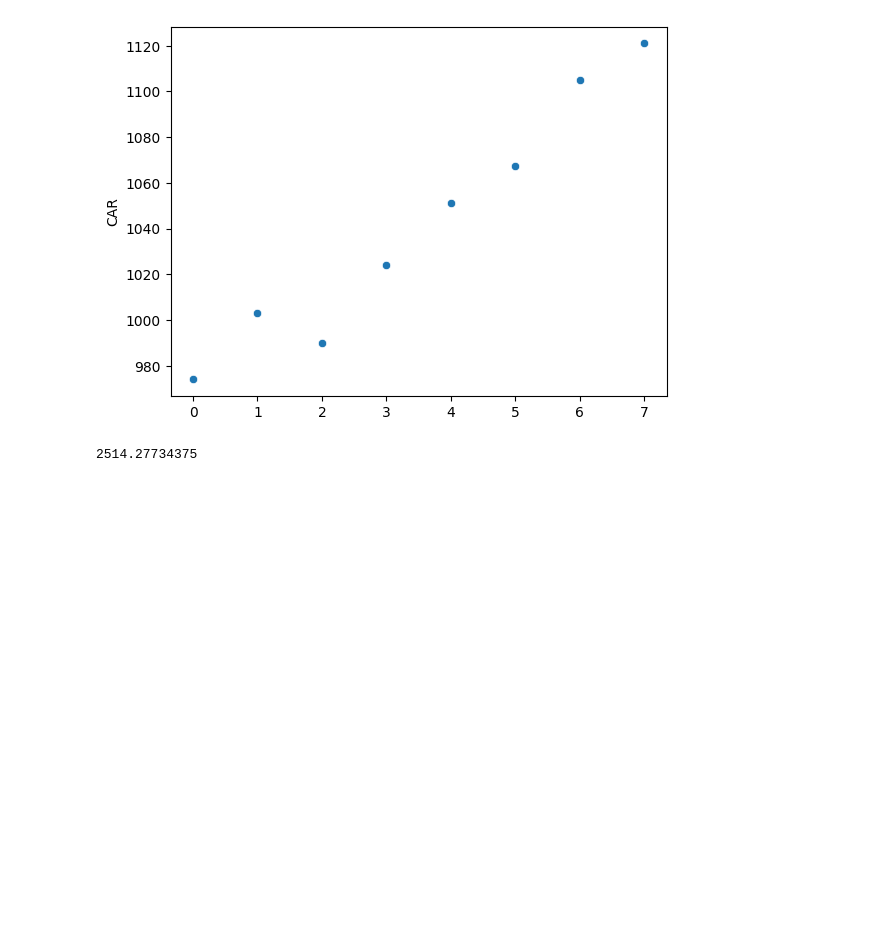
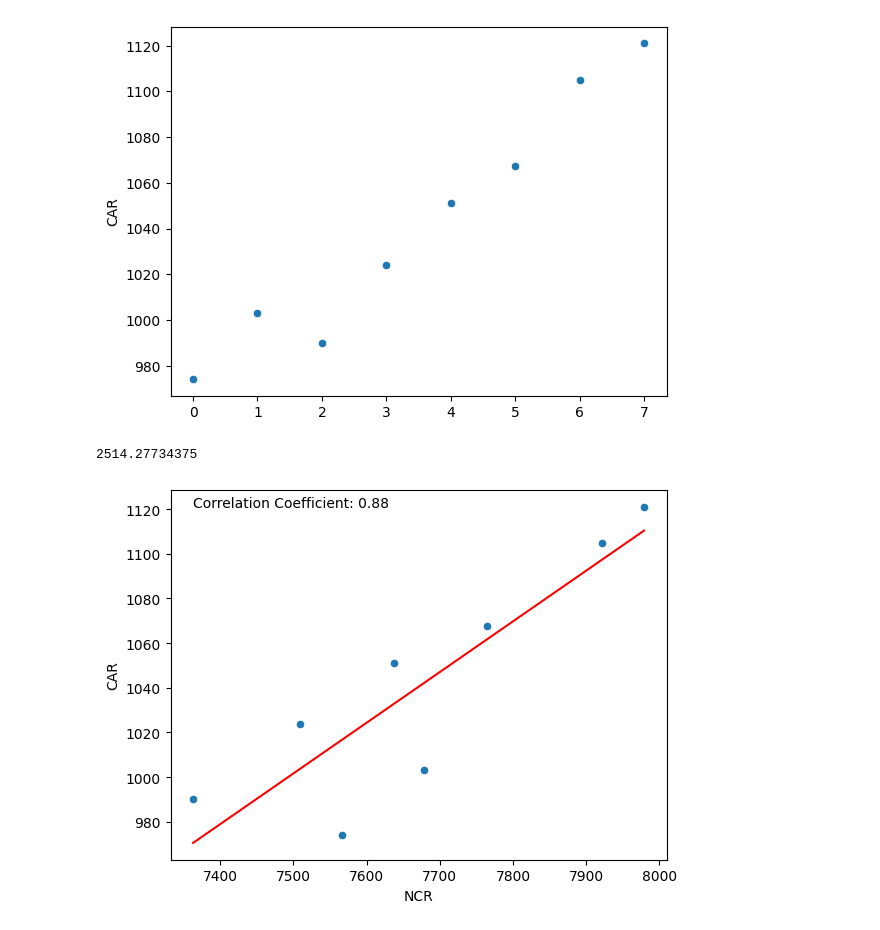
Before and after one commit to KuyaGit/dataanalyticsfinals, a Jupyter notebook: data.ipynb, the cells around one changed output. Saved outputs shown, nothing was run; the diff lists cells and outputs as text; code cells hidden in the pictures; blank space fills up the shorter version.

Commit message:
added another visualization

```diff
--- a/data.ipynb
+++ b/data.ipynb
@@ -291,3 +291,15 @@ sns.scatterplot(employeeNumber['CAR'])
 print(np.var(employeeNumber['CAR']))
 # %% [output]
 2514.27734375
+# %%
+def corr_plot(df, x, y, plot_type='scatter', line_color='red', font_size=10):
+    plt.rcParams.update({'font.size': font_size}) # set the font size
+    corr_coef = df[x].corr(df[y])
+    df.plot(x=x, y=y, kind=plot_type)
+    plt.plot(np.unique(df[x]), np.poly1d(np.polyfit(df[x], df[y], 1))(np.unique(df[x])), color=line_color)
+    plt.text(df[x].min(), df[y].max(), f"Correlation Coefficient: {corr_coef:.2f}")
+    plt.show()
+# %%
+corr_plot(employeeNumber, x='NCR', y='CAR')
+# %% [output]
+[figure, added]
```
Also changed, not shown: parts of 1 cell of this notebook.
